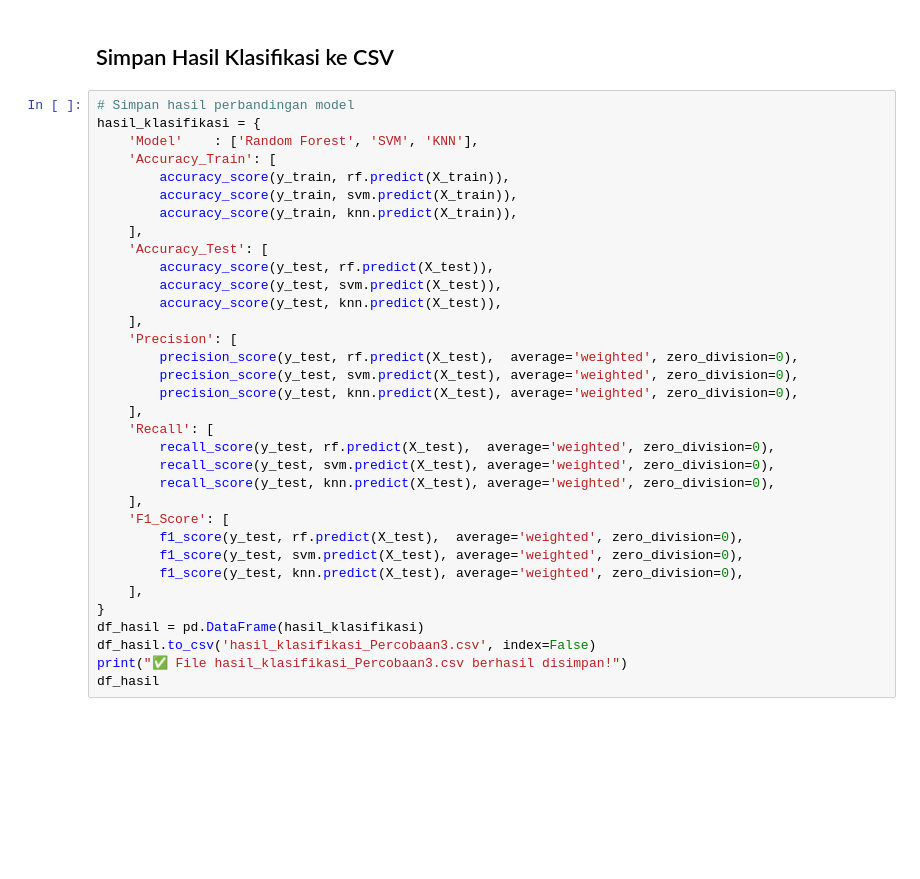
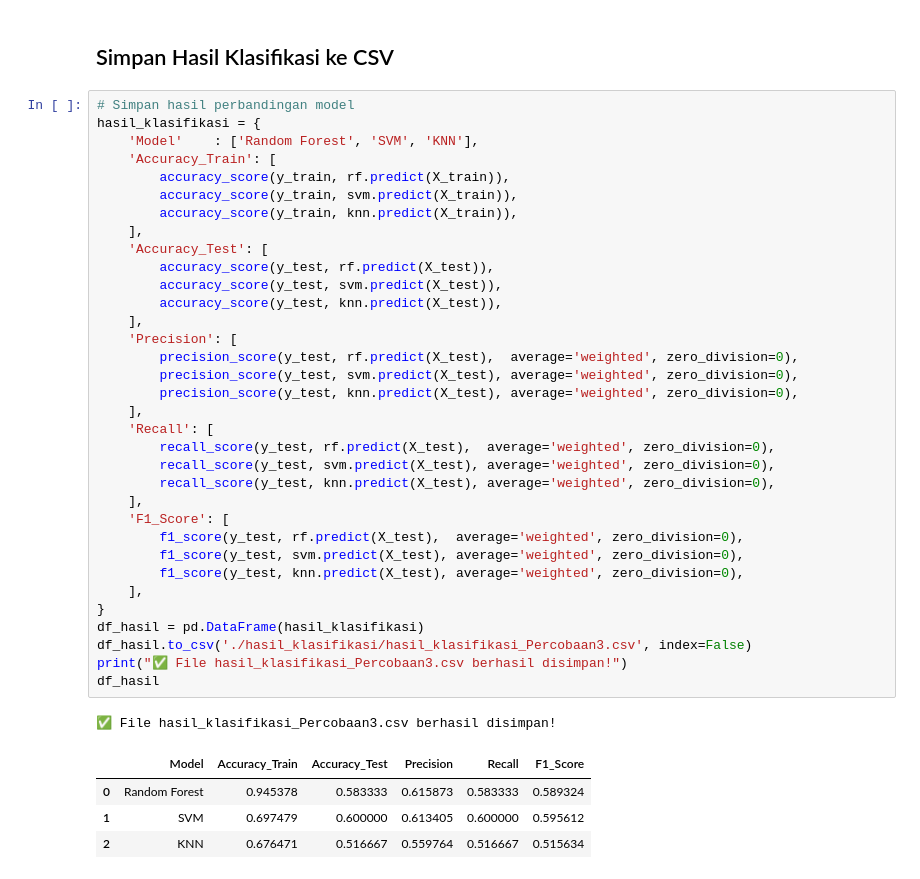
Before and after one commit to KevinAdiwiguna/-PCD-Project_Klasifikasi-Jenis-Batuan-Menggunakan-Ekstraksi-Fitur-GLCM, a Jupyter notebook: Percobaan3.ipynb, the cells around one changed output. Drawn from its saved outputs; the diff is of its cells as text; blank space fills up the shorter version.

```diff
--- a/Percobaan3.ipynb
+++ b/Percobaan3.ipynb
@@ -385,31 +474,37 @@ hasil_klasifikasi = {
     'Model'    : ['Random Forest', 'SVM', 'KNN'],
     'Accuracy_Train': [
         accuracy_score(y_train, rf.predict(X_train)),
         accuracy_score(y_train, svm.predict(X_train)),
         accuracy_score(y_train, knn.predict(X_train)),
     ],
     'Accuracy_Test': [
         accuracy_score(y_test, rf.predict(X_test)),
         accuracy_score(y_test, svm.predict(X_test)),
         accuracy_score(y_test, knn.predict(X_test)),
     ],
     'Precision': [
         precision_score(y_test, rf.predict(X_test),  average='weighted', zero_division=0),
         precision_score(y_test, svm.predict(X_test), average='weighted', zero_division=0),
         precision_score(y_test, knn.predict(X_test), average='weighted', zero_division=0),
     ],
     'Recall': [
         recall_score(y_test, rf.predict(X_test),  average='weighted', zero_division=0),
         recall_score(y_test, svm.predict(X_test), average='weighted', zero_division=0),
         recall_score(y_test, knn.predict(X_test), average='weighted', zero_division=0),
     ],
     'F1_Score': [
         f1_score(y_test, rf.predict(X_test),  average='weighted', zero_division=0),
         f1_score(y_test, svm.predict(X_test), average='weighted', zero_division=0),
         f1_score(y_test, knn.predict(X_test), average='weighted', zero_division=0),
     ],
 }
 df_hasil = pd.DataFrame(hasil_klasifikasi)
-df_hasil.to_csv('hasil_klasifikasi_Percobaan3.csv', index=False)
+df_hasil.to_csv('./hasil_klasifikasi/hasil_klasifikasi_Percobaan3.csv', index=False)
 print("✅ File hasil_klasifikasi_Percobaan3.csv berhasil disimpan!")
 df_hasil
+# %% [output]
+✅ File hasil_klasifikasi_Percobaan3.csv berhasil disimpan!
+|  | Model | Accuracy_Train | Accuracy_Test | Precision | Recall | F1_Score |
+| 0 | Random Forest | 0.945378 | 0.583333 | 0.615873 | 0.583333 | 0.589324 |
+| 1 | SVM | 0.697479 | 0.600000 | 0.613405 | 0.600000 | 0.595612 |
+| 2 | KNN | 0.676471 | 0.516667 | 0.559764 | 0.516667 | 0.515634 |
```
Also changed, not shown: parts of 10 cells of this notebook, 13 other files.
